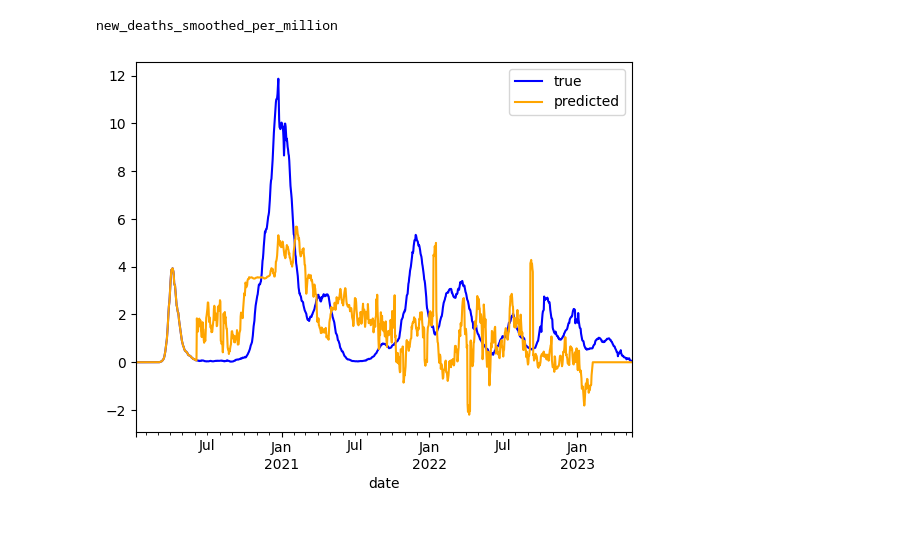
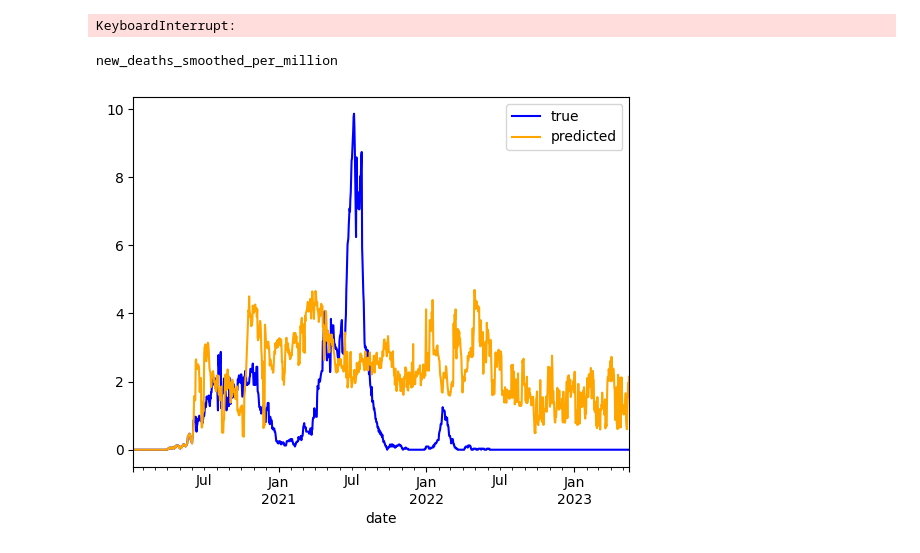
Before and after one commit to armsp/BDPP-23-Covid-Project, a Jupyter notebook: work/project/predict_h.ipynb, the cells around one changed output. Saved outputs shown, nothing was run; the diff lists cells and outputs as text; code cells hidden in the pictures.

```diff
--- a/work/project/predict_h.ipynb
+++ b/work/project/predict_h.ipynb
@@ -1,35 +5,43 @@
 # %%
 import nodes
-import require
 import verbose
 verbose.set_level( 0 )
 
-data_for_country = require.single( "data_for_country" )
-crop_to_valid_range = require.single( "crop_to_valid_range" )
-df = crop_to_valid_range( data_for_country.get_result( "Germany" ))
 #model = nodes.find( "train_honest_forward" ).get_result( subset = slice( 0, 5 ))
-model = nodes.find( "train_ensemble" ).get_result( )
+model = nodes.find( "train_honest_forward" ).get_result( )
+# %% [output]
+KeyboardInterrupt:
 # %%
 import matplotlib.pyplot as plt
+from tqdm import tqdm
+import sys
+import require
+
+data_for_country = require.single( "data_for_country" )
+crop_to_valid_range = require.single( "crop_to_valid_range" )
+df = crop_to_valid_range( data_for_country.get_result( "Oman" ))
 
 time_range = slice( 0, None )
 column_name = "new_deaths_smoothed_per_million"
 column = df.columns.tolist( ).index( column_name )
 
 start = 138
-df_pred = model.predict_replace( df, start = start )
+with tqdm( file = sys.stdout, total = 1.0, desc = "inference" ) as bar:
+
+    df_pred = model.predict_replace( df, start = start, callback = lambda p: bar.update( p - bar.n ))
+
 assert not df.isna( ).any( ).any( )
 assert not df_pred.isna( ).any( ).any( )
 
 df.iloc[ time_range, column ].plot( color = "blue" )
 df_pred.iloc[ time_range, column ].plot( color = "orange" )
 
 
 line = lambda color, label: plt.Line2D([ ], [ ], color = color, label = label )
 h = [ line( "blue", "true" ), line( "orange", "predicted" )]
 
 plt.legend( handles = h )
 print( df_pred.columns[ column ])
 # %% [output]
 new_deaths_smoothed_per_million
-[figure, old version]
+[figure, new version]
```
Also changed, not shown: parts of 2 cells of this notebook, 25 other files.
